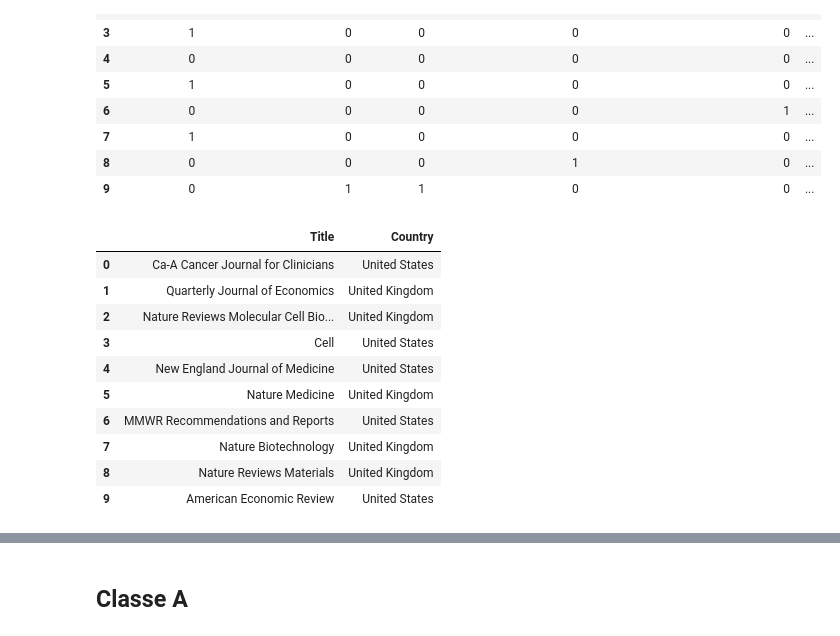
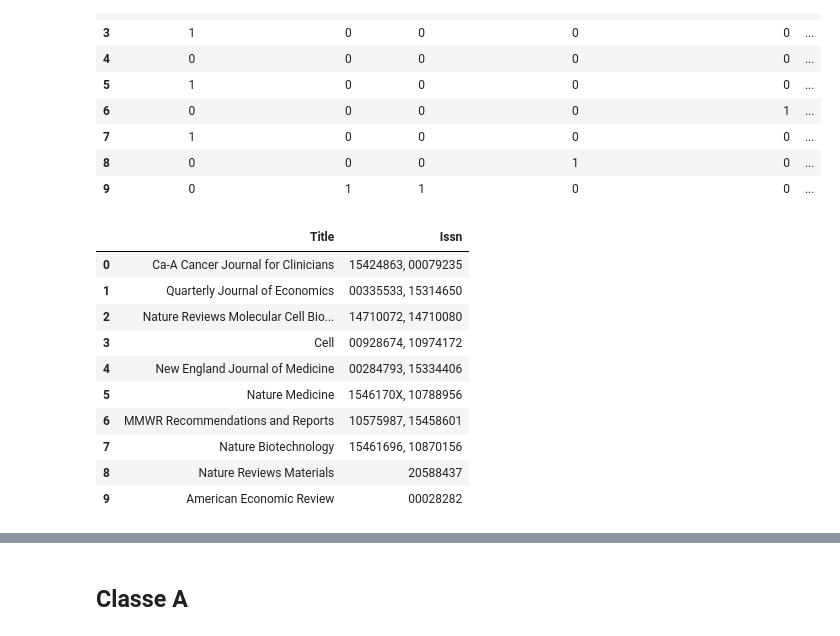
Before and after one commit to paluigi/prin-anvur, a Jupyter notebook: dev.ipynb, the cells around one changed output, grey strips where cells are left out. Drawn from its saved outputs; the diff is of its cells as text; code cells hidden in the pictures.

Commit message:
parsing multiple issn on scimago

```diff
--- a/dev.ipynb
+++ b/dev.ipynb
@@ -88,16 +88,16 @@ scimago_df["Areas"].head(10).str.get_dummies(sep=", ")
 | 8 | 0 | 0 | 0 | 1 | 0 | ... |
 | 9 | 0 | 1 | 1 | 0 | 0 | ... |
 # %%
-scimago_df[["Title","Country"]].head(10)
+scimago_df[["Title","Issn"]].head(10)
 # %% [output]
-|  | Title | Country |
-| 0 | Ca-A Cancer Journal for Clinicians | United States |
-| 1 | Quarterly Journal of Economics | United Kingdom |
-| 2 | Nature Reviews Molecular Cell Bio... | United Kingdom |
-| 3 | Cell | United States |
-| 4 | New England Journal of Medicine | United States |
-| 5 | Nature Medicine | United Kingdom |
-| 6 | MMWR Recommendations and Reports | United States |
-| 7 | Nature Biotechnology | United Kingdom |
-| 8 | Nature Reviews Materials | United Kingdom |
-| 9 | American Economic Review | United States |
+|  | Title | Issn |
+| 0 | Ca-A Cancer Journal for Clinicians | 15424863, 00079235 |
+| 1 | Quarterly Journal of Economics | 00335533, 15314650 |
+| 2 | Nature Reviews Molecular Cell Bio... | 14710072, 14710080 |
+| 3 | Cell | 00928674, 10974172 |
+| 4 | New England Journal of Medicine | 00284793, 15334406 |
+| 5 | Nature Medicine | 1546170X, 10788956 |
+| 6 | MMWR Recommendations and Reports | 10575987, 15458601 |
+| 7 | Nature Biotechnology | 15461696, 10870156 |
+| 8 | Nature Reviews Materials | 20588437 |
+| 9 | American Economic Review | 00028282 |
```
Also changed, not shown: parts of 1 cell of this notebook.
